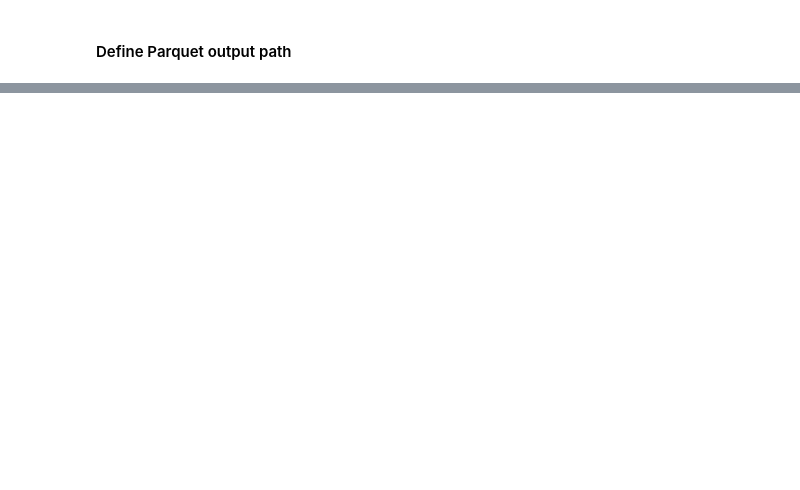
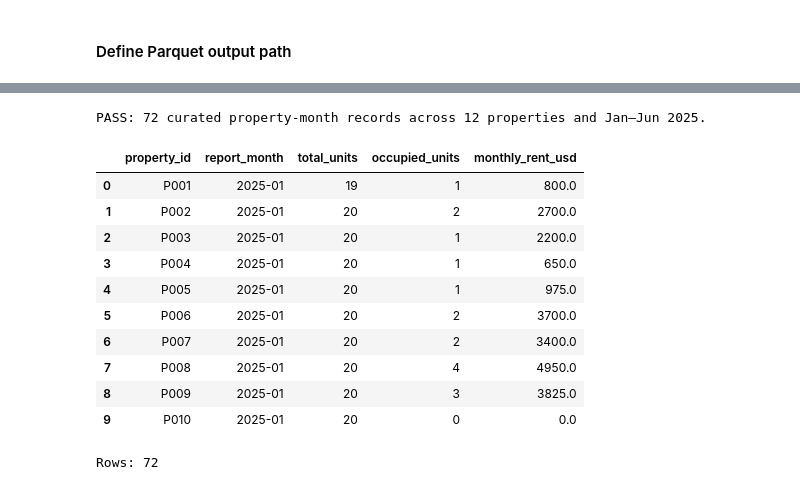
Before and after one commit to chinweubaudeh/PropTech360_Capstone_data_pipeline, a Jupyter notebook: notebook/PropTech360_pipeline.ipynb, the cells around one changed output, grey strips where cells are left out. Drawn from its saved outputs; the diff is of its cells as text; code cells hidden in the pictures; blank space fills up the shorter version.

```diff
--- a/notebook/PropTech360_pipeline.ipynb
+++ b/notebook/PropTech360_pipeline.ipynb
@@ -5858,0 +6473,70 @@ Error:
+# %%
+source = pd.read_parquet(PARQUET_OUTPUT, engine='pyarrow')
+required = {'property_id', 'property_name', 'city', 'month_end', 'total_units',
+            'occupied_units', 'monthly_rent_usd', 'total_energy_kwh', 'meter_reading_count'}
+missing = required - set(source.columns)
+if missing:
+    raise ValueError(f'Curated Parquet is missing required columns: {sorted(missing)}')
+
+source['month_end'] = pd.to_datetime(source['month_end'], errors='coerce')
+if source['month_end'].isna().any():
+    raise ValueError('month_end contains null or invalid dates.')
+source['month'] = source['month_end'].dt.to_period('M').dt.to_timestamp()
+source['report_month'] = source['month'].dt.strftime('%Y-%m')
+
+expected_months = {f'2025-{i:02}' for i in range(1, 7)}
+actual_months = set(source['report_month'])
+if actual_months != expected_months:
+    raise ValueError(
+        f'Incorrect reporting period {sorted(actual_months)}. Expected Jan–Jun 2025. '
+        'Your uploaded code originally used REPORT_START="2026-01-01". Set '
+        'REPORT_START="2026-01-01" and REPORT_END="2026-06-30" BEFORE '
+        'regenerating your Spark calendar, transformations and Parquet output.'
+    )
+
+for c in ['property_id', 'property_name', 'city']:
+    source[c] = source[c].astype('string').str.strip()
+    if source[c].isna().any() or source[c].eq('').any():
+        raise ValueError(f'Missing {c} in curated data.')
+for c in ['total_units', 'occupied_units', 'monthly_rent_usd', 'total_energy_kwh', 'meter_reading_count']:
+    source[c] = pd.to_numeric(source[c], errors='coerce')
+    if source[c].isna().any() or (source[c] < 0).any():
+        raise ValueError(f'Invalid or missing nonnegative values in {c}.')
+for c in ['total_units', 'occupied_units', 'meter_reading_count']:
+    if not (source[c] % 1 == 0).all():
+        raise ValueError(f'{c} must contain whole-number counts.')
+if (source['occupied_units'] > source['total_units']).any():
+    raise ValueError('occupied_units exceeds total_units.')
+source = source.drop_duplicates().copy()
+
+if source.duplicated(["property_id", "month"]).any():
+    raise ValueError("Conflicting property-month records. Fix the upstream Spark transformation.")
+if source[['property_id', 'property_name', 'city']].drop_duplicates().duplicated('property_id').any():
+    raise ValueError('A property_id has inconsistent name/city attributes.')
+if len(source) != 72 or source['property_id'].nunique() != 12:
+    raise ValueError(f'Expected 72 rows from 12 properties, found {len(source)} rows and {source["property_id"].nunique()} properties.')
+print('PASS: 72 curated property-month records across 12 properties and Jan–Jun 2025.')
+display(source[['property_id','report_month','total_units','occupied_units','monthly_rent_usd']].head(10))
+# %% [output]
+PASS: 72 curated property-month records across 12 properties and Jan–Jun 2025.
+|  | property_id | report_month | total_units | occupied_units | monthly_rent_usd |
+| 0 | P001 | 2025-01 | 19 | 1 | 800.0 |
+| 1 | P002 | 2025-01 | 20 | 2 | 2700.0 |
+| 2 | P003 | 2025-01 | 20 | 1 | 2200.0 |
+| 3 | P004 | 2025-01 | 20 | 1 | 650.0 |
+| 4 | P005 | 2025-01 | 20 | 1 | 975.0 |
+| 5 | P006 | 2025-01 | 20 | 2 | 3700.0 |
+| 6 | P007 | 2025-01 | 20 | 2 | 3400.0 |
+| 7 | P008 | 2025-01 | 20 | 4 | 4950.0 |
+| 8 | P009 | 2025-01 | 20 | 3 | 3825.0 |
+| 9 | P010 | 2025-01 | 20 | 0 | 0.0 |
+# %%
+
+source = source.drop_duplicates().copy()
+
+if source.duplicated(["property_id", "month"]).any():
+    raise ValueError("Conflicting property-month records. Fix the upstream Spark transformation.")
+
+print("Rows:", len(source))
+# %% [output]
+Rows: 72
```
Also changed, not shown: parts of 272 cells of this notebook, 25 other files.
